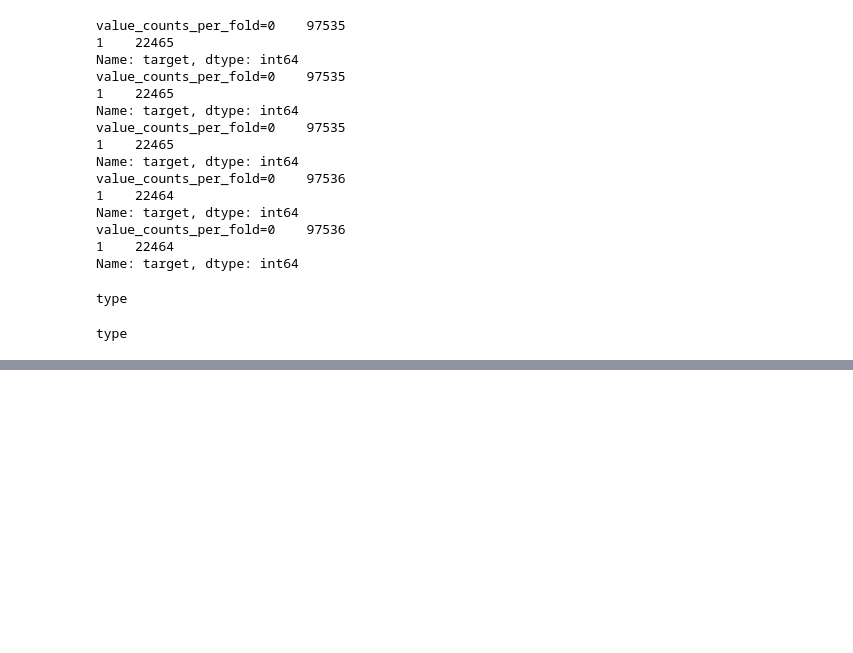
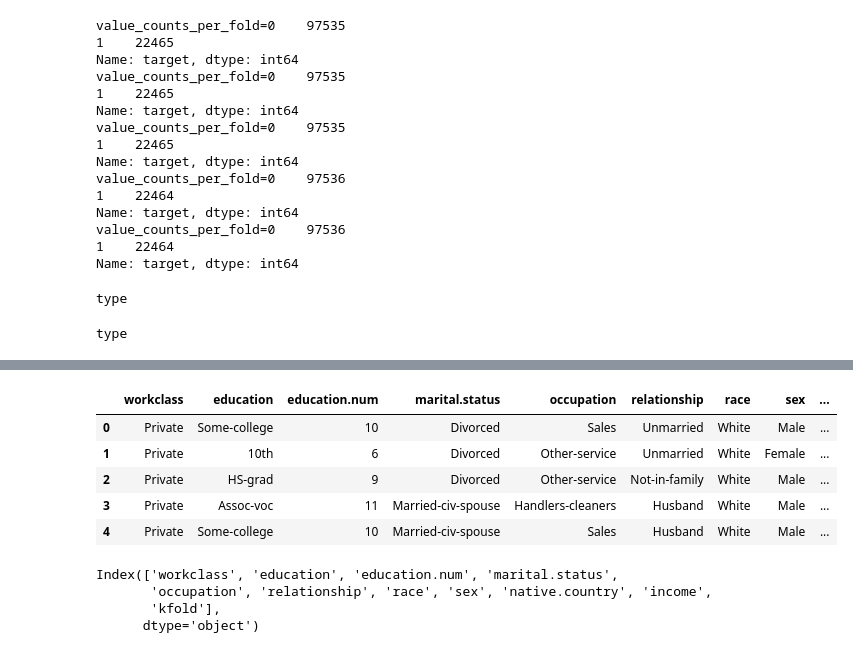
Before and after one commit to YasudaKaito/aaamlp_transcription, a Jupyter notebook: project/notebooks/chapter5.ipynb, the cells around one changed output, grey strips where cells are left out. Cells and saved outputs as stored; diff of their text form; code cells hidden in the pictures; blank space fills up the shorter version.

```diff
--- a/project/notebooks/chapter5.ipynb
+++ b/project/notebooks/chapter5.ipynb
@@ -271,0 +293,4 @@ type
+# %%
+# kfold の確認
+df = pd.read_csv("../input/adult_folds.csv")
+df.groupby(["kfold", "income"]).size()
@@ -271,0 +310,16 @@ type
+# %%
+df.head()
+# %% [output]
+|  | workclass | education | education.num | marital.status | occupation | relationship | race | sex | ... |
+| 0 | Private | Some-college | 10 | Divorced | Sales | Unmarried | White | Male | ... |
+| 1 | Private | 10th | 6 | Divorced | Other-service | Unmarried | White | Female | ... |
+| 2 | Private | HS-grad | 9 | Divorced | Other-service | Not-in-family | White | Male | ... |
+| 3 | Private | Assoc-voc | 11 | Married-civ-spouse | Handlers-cleaners | Husband | White | Male | ... |
+| 4 | Private | Some-college | 10 | Married-civ-spouse | Sales | Husband | White | Male | ... |
+# %%
+df.columns
+# %% [output]
+Index(['workclass', 'education', 'education.num', 'marital.status',
+       'occupation', 'relationship', 'race', 'sex', 'native.country', 'income',
+       'kfold'],
+      dtype='object')
```
Also changed, not shown: parts of 5 cells of this notebook, 3 other files.
